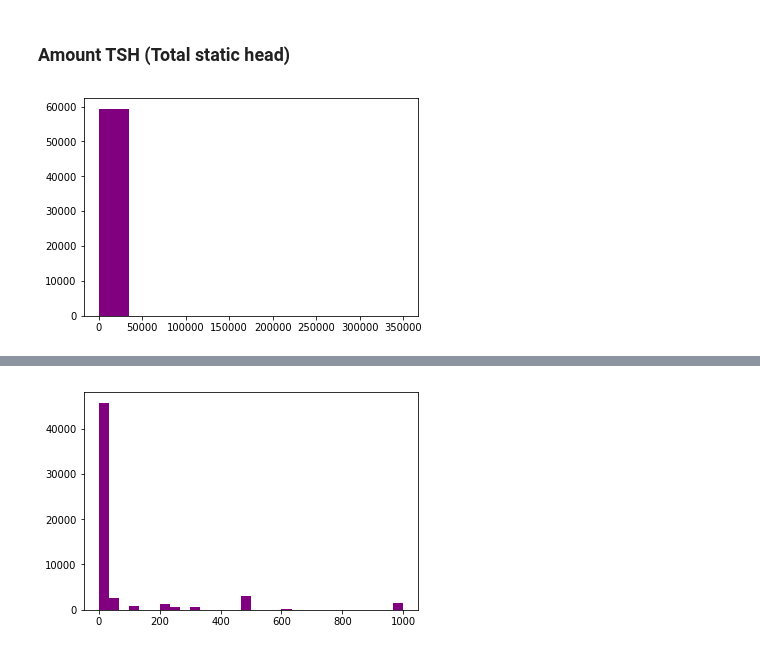
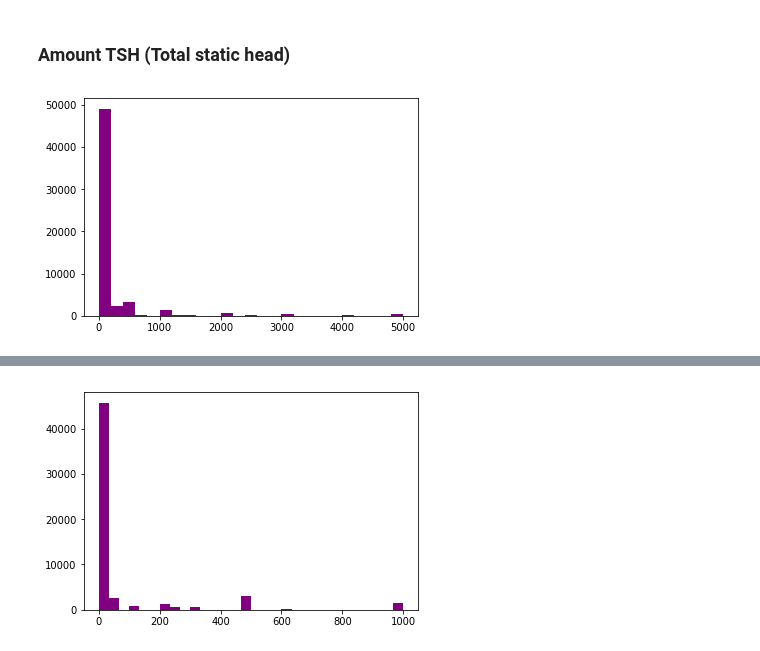
Before and after one commit to MagicMilly/dsc-3-final-project-online-ds-ft-100118, a Jupyter notebook: student.ipynb, the cells around one changed output, grey strips where cells are left out. Drawn from its saved outputs; the diff is of its cells as text; code cells hidden in the pictures.

```diff
--- a/student.ipynb
+++ b/student.ipynb
@@ -478,7 +471,7 @@ dtype: int64
 # %% [markdown]
 ### Amount TSH (Total static head)
 # %%
-plt.hist(df.amount_tsh, color='purple');
+plt.hist(df.amount_tsh, color='purple', range=(0,5000), bins=25);
 # %% [output]
-[figure, old version]
+[figure, new version]
 # %%
```
Also changed, not shown: parts of 40 cells of this notebook.
